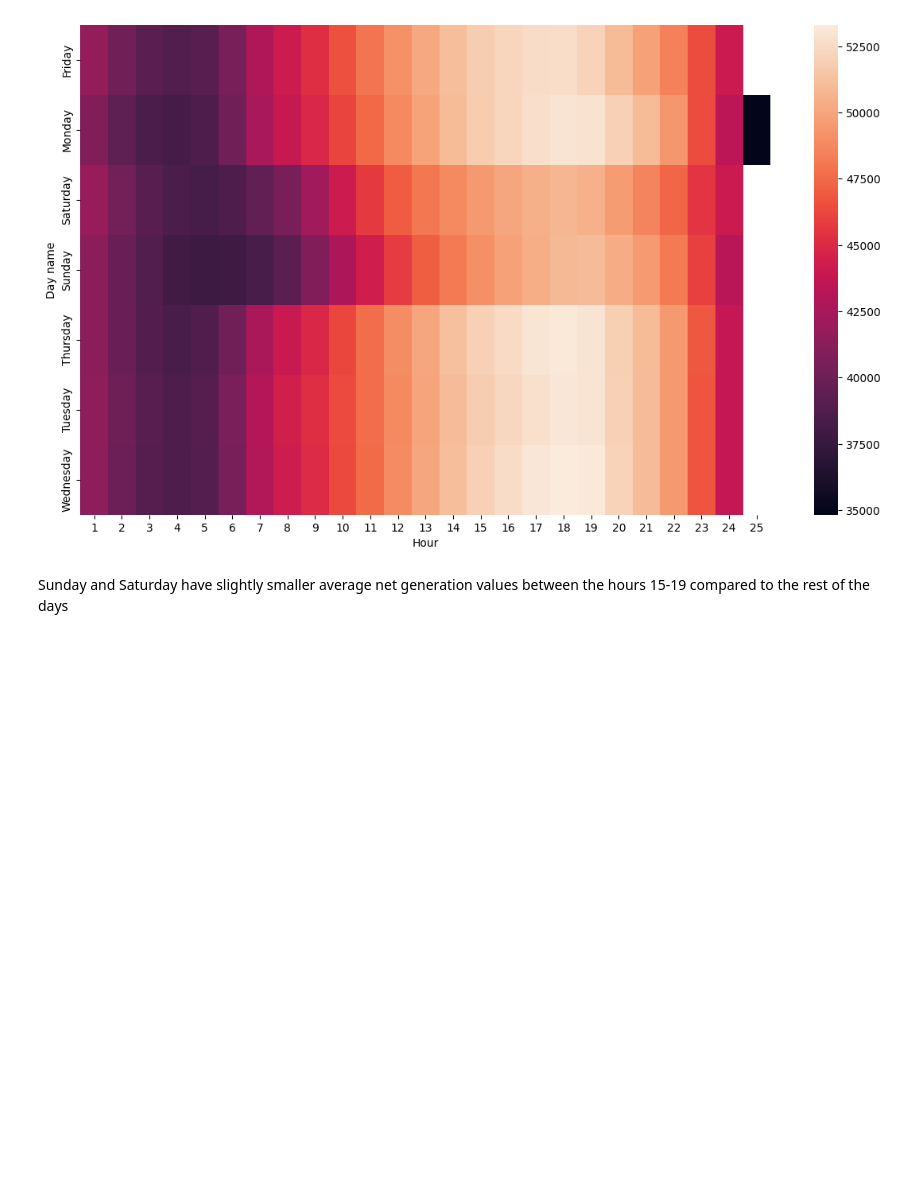
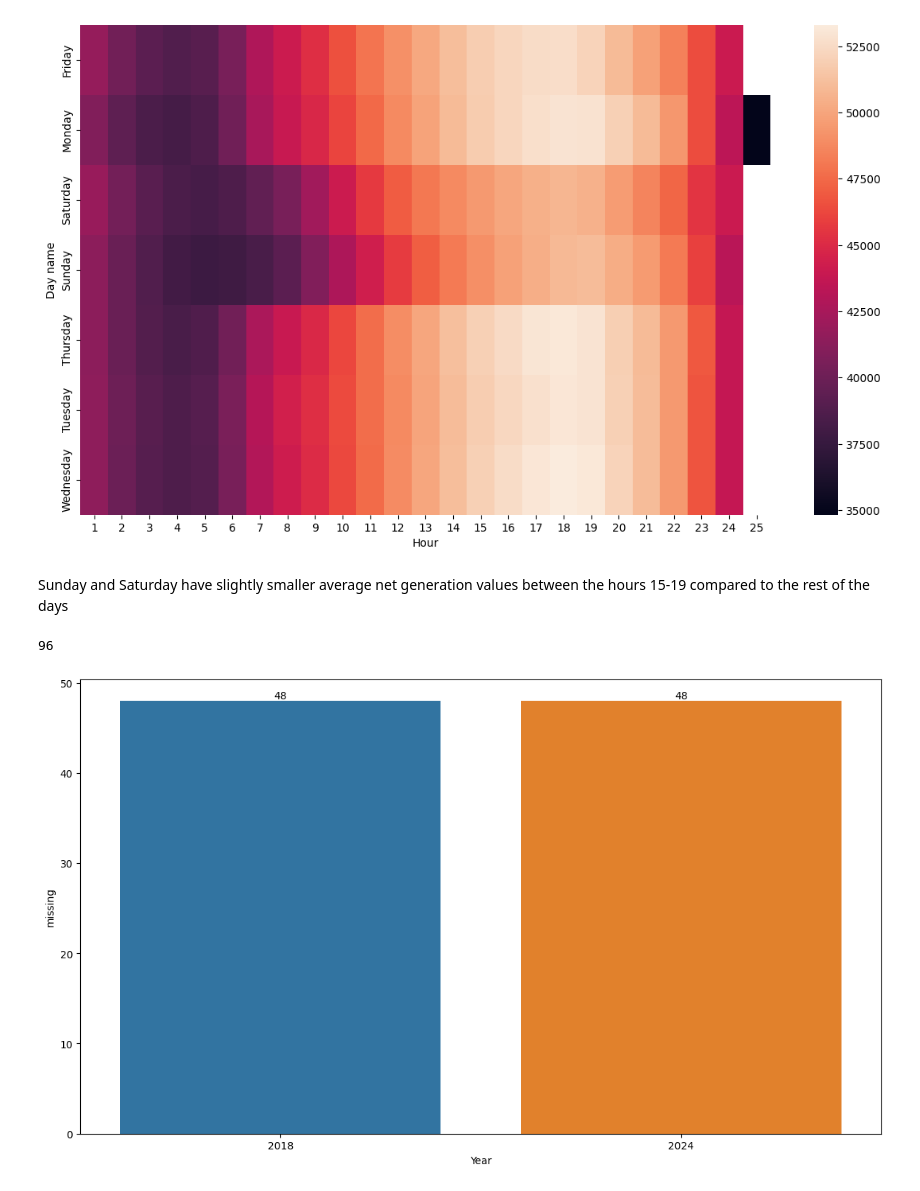
Before and after one commit to dgmurray-321/ADTA-Capstone, a Jupyter notebook: adta_capstone.ipynb, the cells around one changed output. Drawn from its saved outputs; the diff is of its cells as text; code cells hidden in the pictures; blank space fills up the shorter version.

```diff
--- a/adta_capstone.ipynb
+++ b/adta_capstone.ipynb
@@ -505,3 +505,13 @@ create_calendar_heatmap(data = df, column = 'NG', size = (14,8))
 [figure]
 # %% [markdown]
 Sunday and Saturday have slightly smaller average net generation values between the hours 15-19 compared to the rest of the days
+# %%
+df['NG'].isnull().sum()
+# %% [output]
+96
+# %%
+ng_missing_df = df.loc[df['NG'].isnull()]
+ng_missing_df_grouped = ng_missing_df.groupby('Year')['NG'].size().reset_index(name = 'missing')
+make_barplot(data = ng_missing_df_grouped, x='Year', y = 'missing', size=(14,8))
+# %% [output]
+[figure, added]
```
Also changed, not shown: parts of 22 cells of this notebook.
